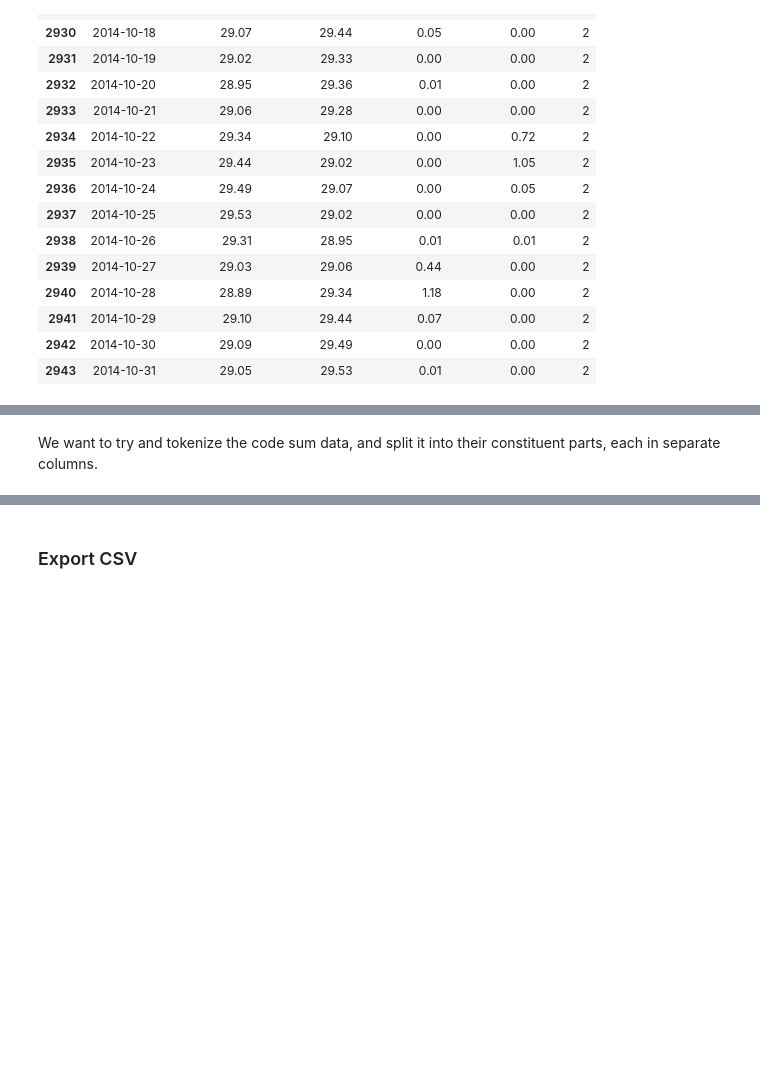
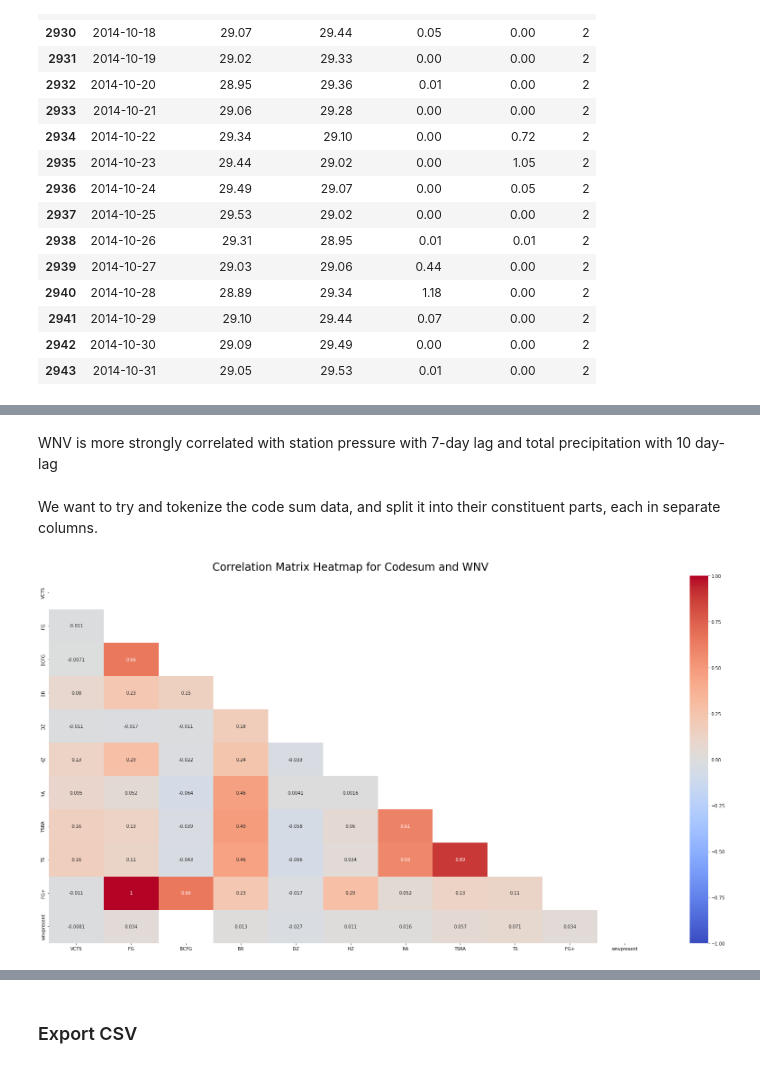
Before and after one commit to lindytanll/predict-west-nile-virus, a Jupyter notebook: code/4. EDA.ipynb, the cells around one changed output, grey strips where cells are left out. Cells and saved outputs as stored; diff of their text form; code cells hidden in the pictures; blank space fills up the shorter version.

```diff
--- a/code/4. EDA.ipynb
+++ b/code/4. EDA.ipynb
@@ -361,3 +346,5 @@ df.drop(columns=["station_y"], inplace= True)
+# %% [markdown]
+WNV is more strongly correlated with station pressure with 7-day lag and total precipitation with 10 day-lag
 # %% [markdown]
 We want to try and tokenize the code sum data, and split it into their constituent parts, each in separate columns.
 # %%
@@ -375,4 +362,15 @@ code_list.remove(None)
 
 # Generate columns where codesum contains each code
 for i in code_list:
-    df[i] = df['codesum'].str.contains(i)
+    df[i] = df['codesum'].str.contains(i).astype(int)
+# %%
+# Look at the correlation of codesum with wnv
+token_codesum_wnvpresent = df[code_list + ['wnvpresent']]
+corr_wnvpresent = token_codesum_wnvpresent.corr().sort_values('wnvpresent', ascending=False)
+
+plt.figure(figsize=(30,15))
+mask = np.triu(np.ones_like(token_codesum_wnvpresent.corr(), dtype=bool))
+corr_matrix = sns.heatmap(token_codesum_wnvpresent.corr(), mask=mask, vmin=-1, vmax=1, annot=True, cmap='coolwarm')
+corr_matrix.set_title('Correlation Matrix Heatmap for Codesum and WNV', fontdict={'fontsize':24}, pad=12);
+# %% [output]
+[figure, added]
```
Also changed, not shown: parts of 13 cells of this notebook.
